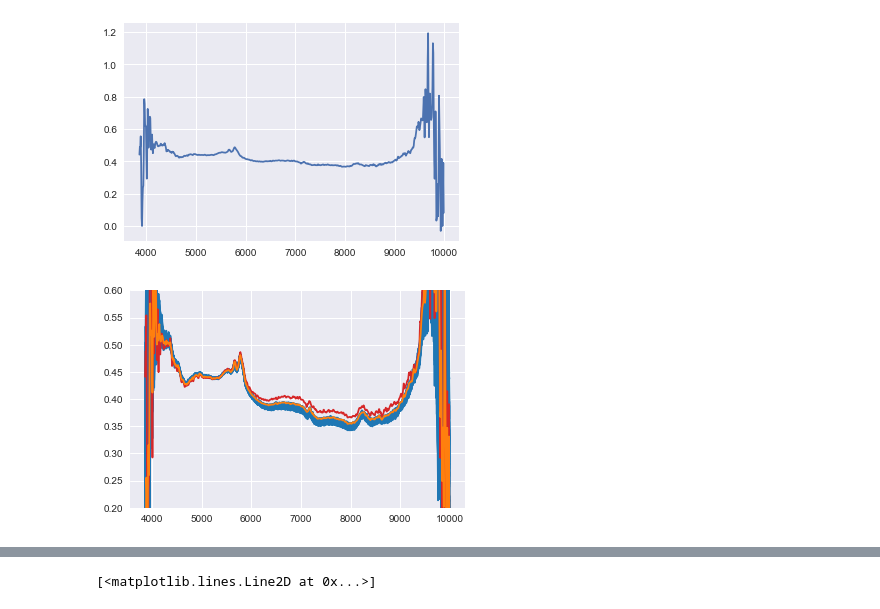
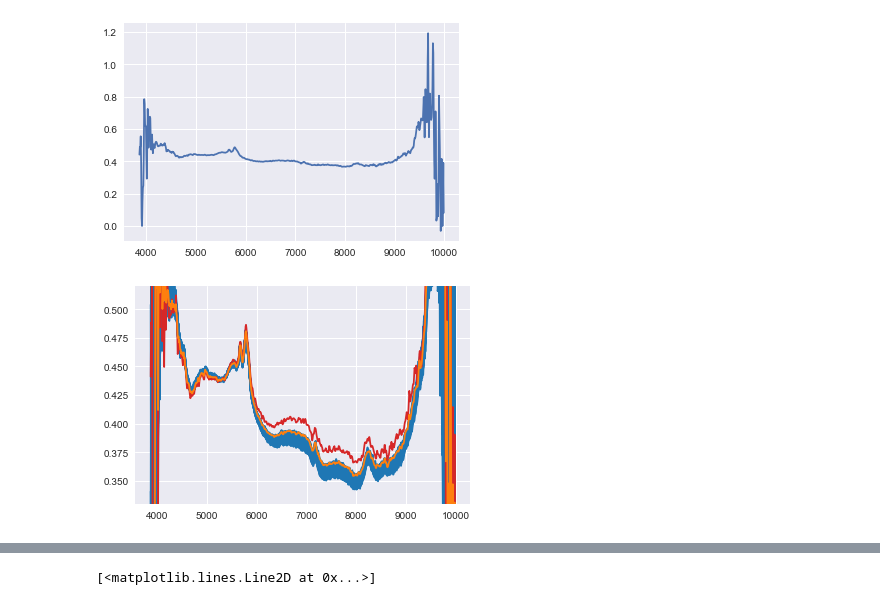
Before and after one commit to barrett3210/plots_pca, a Jupyter notebook: etaloning_210504.ipynb, the cells around one changed output, grey strips where cells are left out. Cells and saved outputs as stored; diff of their text form; code cells hidden in the pictures.

```diff
--- a/etaloning_210504.ipynb
+++ b/etaloning_210504.ipynb
@@ -608,17 +626,19 @@ plt.plot(ftir_wavenums, green_absorbances[0, :] - green_try_abs)
 [<matplotlib.lines.Line2D at 0x...>]
 [figure]
 # %%
+# The first and last green cap spectcra with the "absorbance" subtracted out, shown in orange and red
+# Blue specctra are the original stored absorbance spectra.
 subtracted1 = green_absorbances[0, :] - green_try_abs
 subtracted2 = green_absorbances[-1, :] - green_try_abs
+
+fig, ax = plt.subplots()
+ax.set_ylim(0.33, 0.52)
+for i in range(green_cap_raws.shape[0]):
+    ax.plot(ftir_wavenums, green_absorbances[i, :], "tab:blue")
+ax.plot(ftir_wavenums, subtracted1, "tab:red")
+ax.plot(ftir_wavenums, subtracted2, "tab:orange")
+plt.show()
+plt.close()
+# %% [output]
+[figure, added]
-# %%
-fig, ax = plt.subplots()
-ax.set_ylim(0.2, 0.6)
-for i in range(green_cap_raws.shape[0]):
-    ax.plot(ftir_wavenums, green_absorbances[i, :], "tab:blue")
-ax.plot(ftir_wavenums, subtracted1, "tab:red")
-ax.plot(ftir_wavenums, subtracted2, "tab:orange")
-plt.show()
-plt.close()
-# %% [output]
-[figure, removed]
 # %%
```
Also changed, not shown: parts of 50 cells of this notebook, 4 other files.
